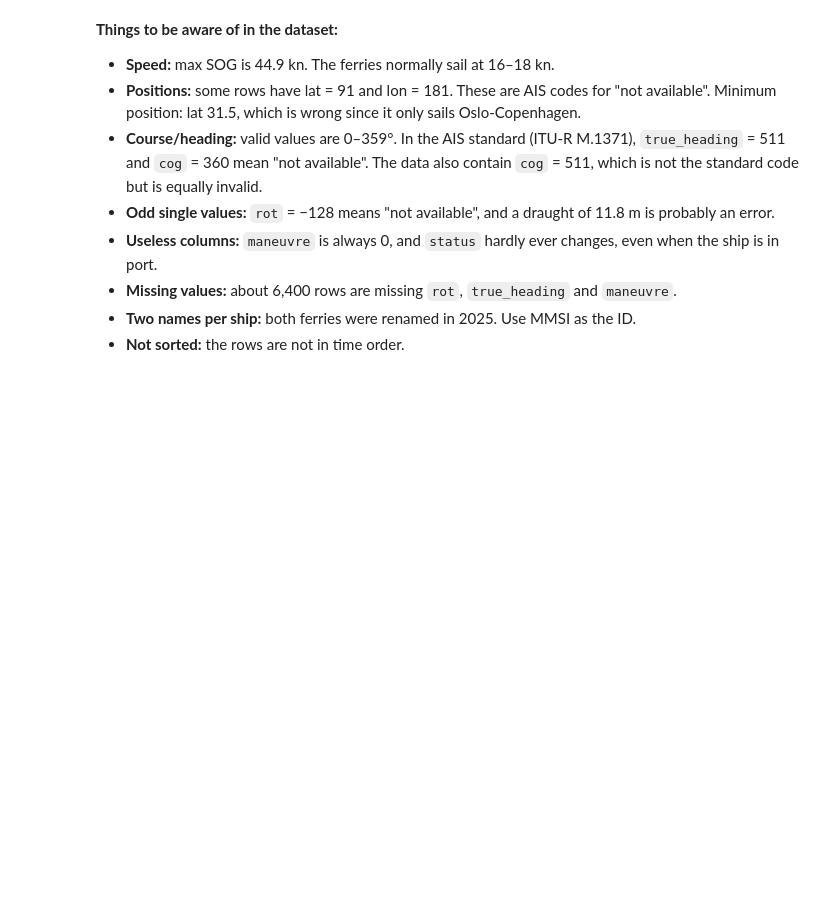
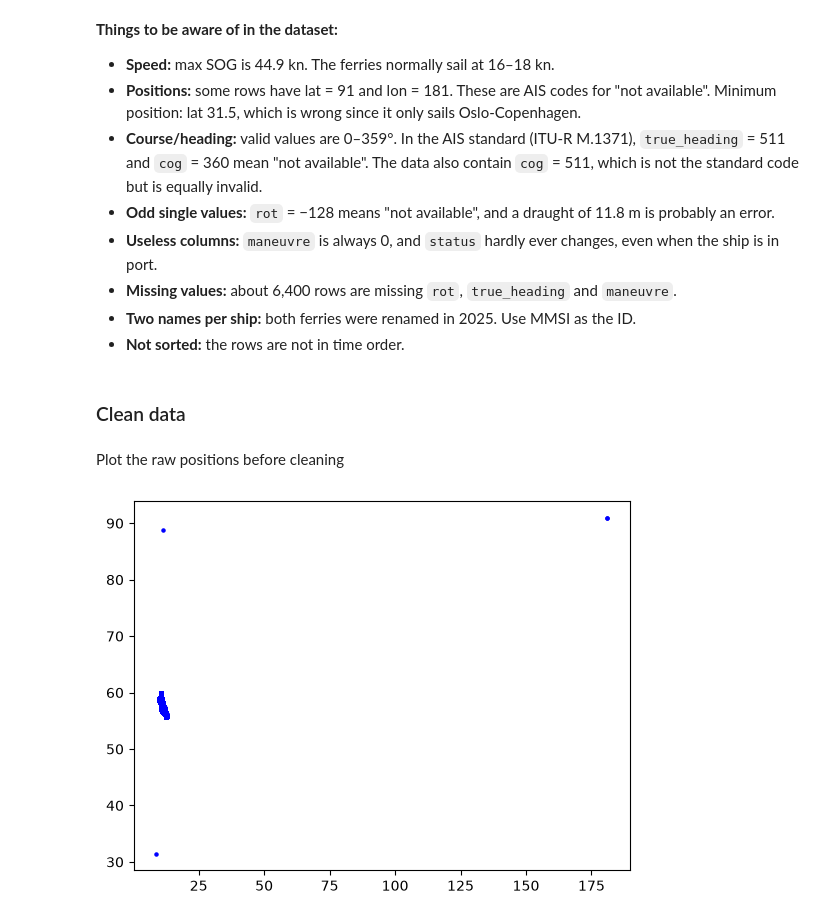
Before and after one commit to SiggyHacker/tmr12-project-, a Jupyter notebook: Notebooks/01_load_and_clean.ipynb, the cells around one changed output. Saved outputs shown, nothing was run; the diff lists cells and outputs as text; code cells hidden in the pictures; blank space fills up the shorter version.

```diff
--- a/Notebooks/01_load_and_clean.ipynb
+++ b/Notebooks/01_load_and_clean.ipynb
@@ -97,3 +104,12 @@ Is there something to be concerned about?
 - **Missing values:** about 6,400 rows are missing `rot`, `true_heading` and `maneuvre`.
 - **Two names per ship:** both ferries were renamed in 2025. Use MMSI as the ID.
 - **Not sorted:** the rows are not in time order.
+# %% [markdown]
+### Clean data
+# %% [markdown]
+Plot the raw positions before cleaning
+# %%
+plt.scatter(aisdata["lon"], aisdata["lat"], s=5, color="blue")
+plt.show()
+# %% [output]
+[figure, added]
```
Also changed, not shown: parts of 37 cells of this notebook, 1 other file.
